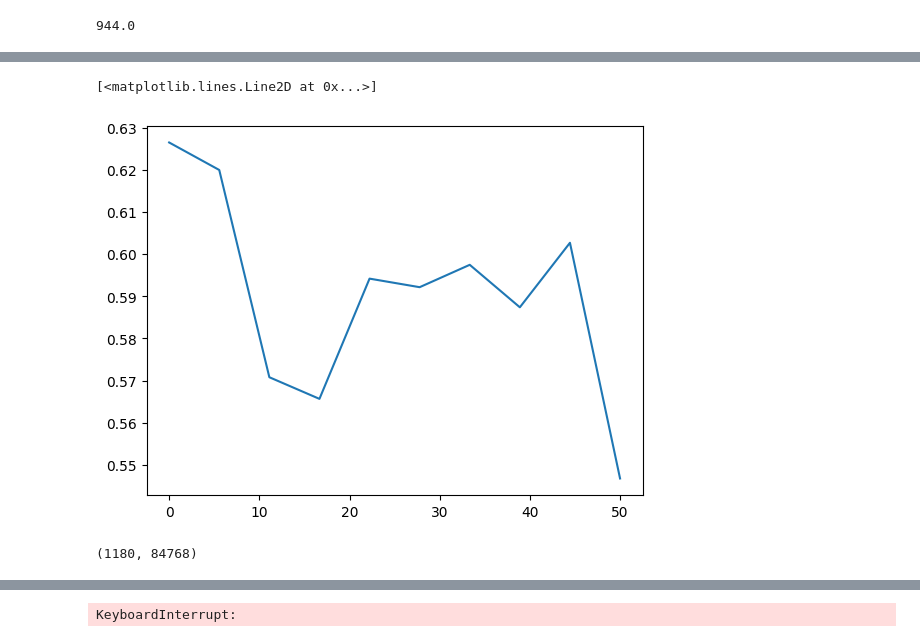
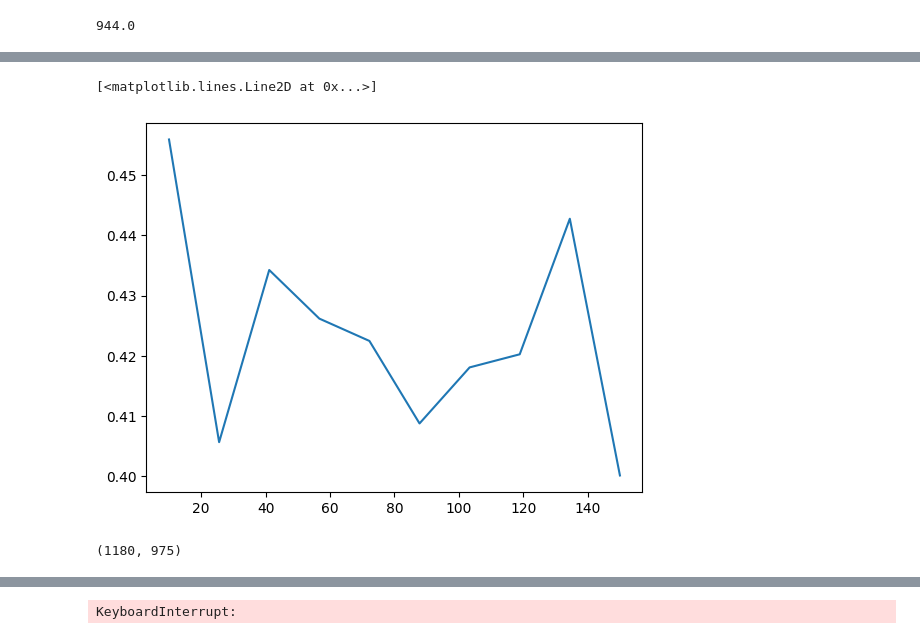
Before and after one commit to z7743/FlowDecomposition, a Jupyter notebook: notebooks/test.ipynb, the cells around one changed output, grey strips where cells are left out. Drawn from its saved outputs; the diff is of its cells as text; code cells hidden in the pictures.

```diff
--- a/notebooks/test.ipynb
+++ b/notebooks/test.ipynb
@@ -90,7 +90,7 @@ X, Y = load_data()
 y = Y["Acceleration"].values
 X_train, y_train, X_test, y_test = preprocess_data(
                     X, y,
-                    use_pca=False,
+                    use_pca=True,
                     include_target=False,
                     tp=1,
                     test_chunk=4
@@ -115,7 +115,7 @@ X_train.shape
 # %%
-betas = np.linspace(0, 50, 10)
+epoches = np.linspace(10, 150, 10)
 res = []
-for b in betas:
+for b in epoches:
     init_params = {
         "input_dim": X_train.shape[1],
         "proj_dim": 10,
@@ -126,7 +126,7 @@ for b in betas:
         "device": "cpu",
         "data_device": "cpu",
         "optimizer": "Adagrad",
-        "regularizer": "l1_l2",
+        "regularizer": "h_norm",
         "tol": 1e-3,
         "learning_rate": 0.01,
         "random_state": 1,
@@ -139,13 +139,13 @@ for b in betas:
         "library_size": 700,
         "exclusion_rad": 2,
         "time_intv": 0,
-        "num_epochs": 300,
-        "num_rand_samples": 4,
-        "batch_size": 4,
+        "num_epochs": int(b),
+        "num_rand_samples": 16,
+        "batch_size": 16,
         "method": "smap",
         "nbrs_num": 16,
-        "theta": 1,
-        "beta": b,
+        "theta": 2,
+        "beta": 0,
         "optim_policy": "fixed"
 
     }
@@ -177,12 +177,12 @@ Fold 5 validation loss: 0.4709
 # %%
-plt.plot(betas, res)
+plt.plot(epoches, res)
 # %% [output]
 [<matplotlib.lines.Line2D at 0x...>]
-[figure, old version]
+[figure, new version]
 # %%
 X_train.shape
 # %% [output]
-(1180, 84768)
+(1180, 975)
 # %%
 init_params = {
     "input_dim": X_train.shape[1],
```
Also changed, not shown: parts of 12 cells of this notebook, 7 other files.
